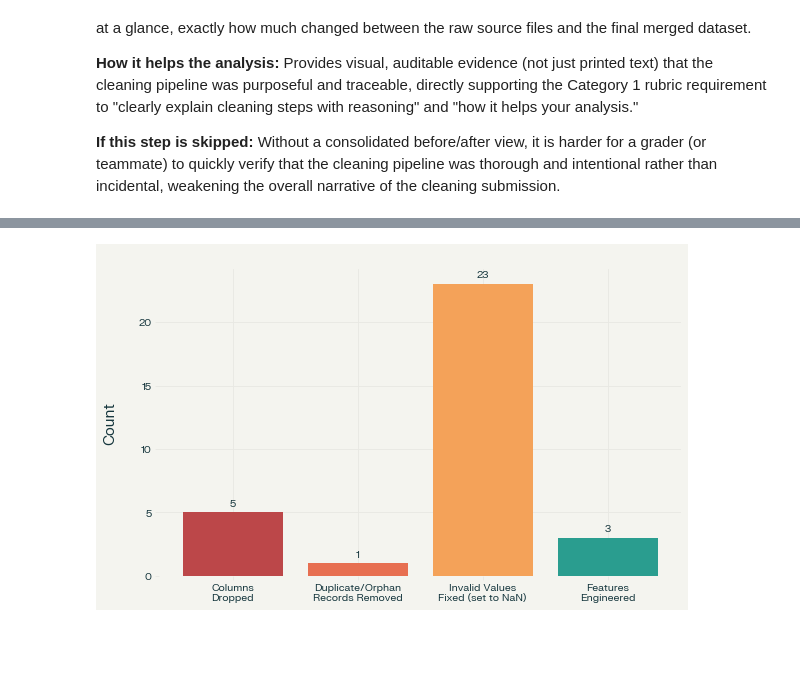
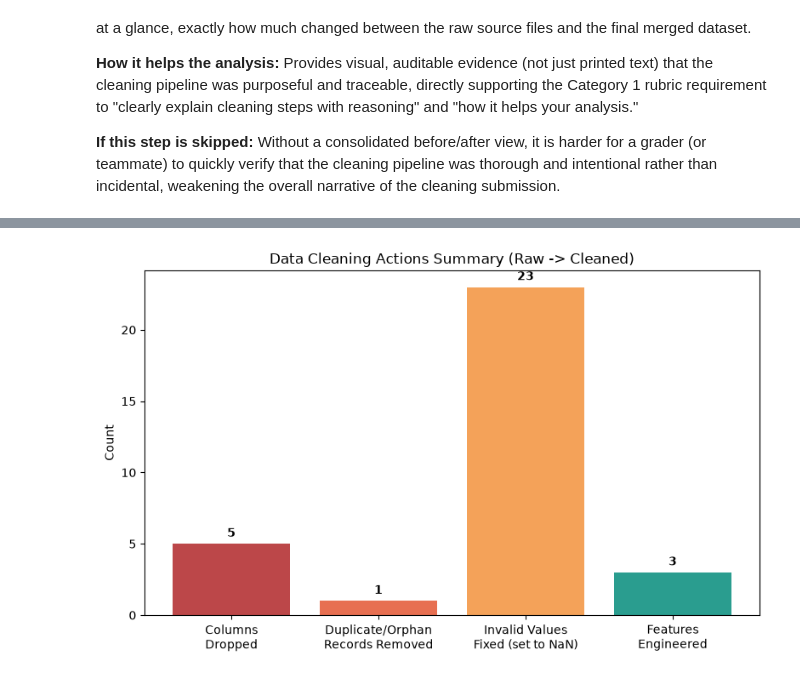
Before and after one commit to preethi19mit/8_PythonNinjas_Python-Hackathon_SEP2026, a Jupyter notebook: 8_Python_Ninjas_1.Cleaning.ipynb, the cells around one changed output, grey strips where cells are left out. Saved outputs shown, nothing was run; the diff lists cells and outputs as text; code cells hidden in the pictures; blank space fills up the shorter version.

Commit message:
updated cleaned

```diff
--- a/8_Python_Ninjas_1.Cleaning.ipynb
+++ b/8_Python_Ninjas_1.Cleaning.ipynb
@@ -700,4 +731,16 @@ DATA CLEANING & MASTER MERGE COMPLETED SUCCESSFULLY!
 # %%
-# Summary of every corrective action applied during cleaning (Steps 3, 5, 6, 11)labels = ['Columns\nDropped', 'Duplicate/Orphan\nRecords Removed', 'Invalid Values\nFixed (set to NaN)', 'Features\nEngineered']values = [5, 1, 23, 3]colors = ['#BC4749', '#E76F51', '#F4A259', '#2A9D8F']fig, ax = plt.subplots(figsize=(8,5))ax.bar(labels, values, color=colors)for i, v in enumerate(values):    ax.text(i, v + 0.5, str(v), ha='center', fontweight='bold')ax.set_title('Data Cleaning Actions Summary (Raw -> Cleaned)')ax.set_ylabel('Count')plt.tight_layout()plt.show()
+# Summary of every corrective action applied during cleaning (Steps 3, 5, 6, 11)
+labels = ['Columns\nDropped', 'Duplicate/Orphan\nRecords Removed', 'Invalid Values\nFixed (set to NaN)', 'Features\nEngineered']
+values = [5, 1, 23, 3]
+colors = ['#BC4749', '#E76F51', '#F4A259', '#2A9D8F']
+
+fig, ax = plt.subplots(figsize=(8,5))
+ax.bar(labels, values, color=colors)
+for i, v in enumerate(values):
+    ax.text(i, v + 0.5, str(v), ha='center', fontweight='bold')
+ax.set_title('Data Cleaning Actions Summary (Raw -> Cleaned)')
+ax.set_ylabel('Count')
+plt.tight_layout()
+plt.show()
 # %% [output]
-[figure, old version]
+[figure, new version]
```
Also changed, not shown: parts of 4 cells of this notebook, 2 other files.
